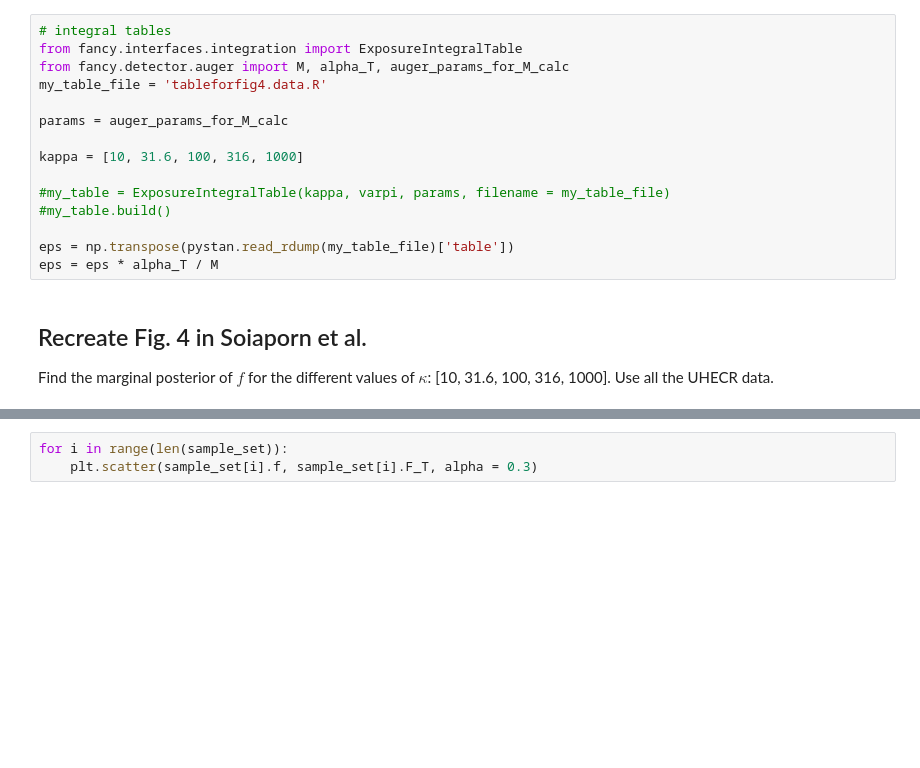
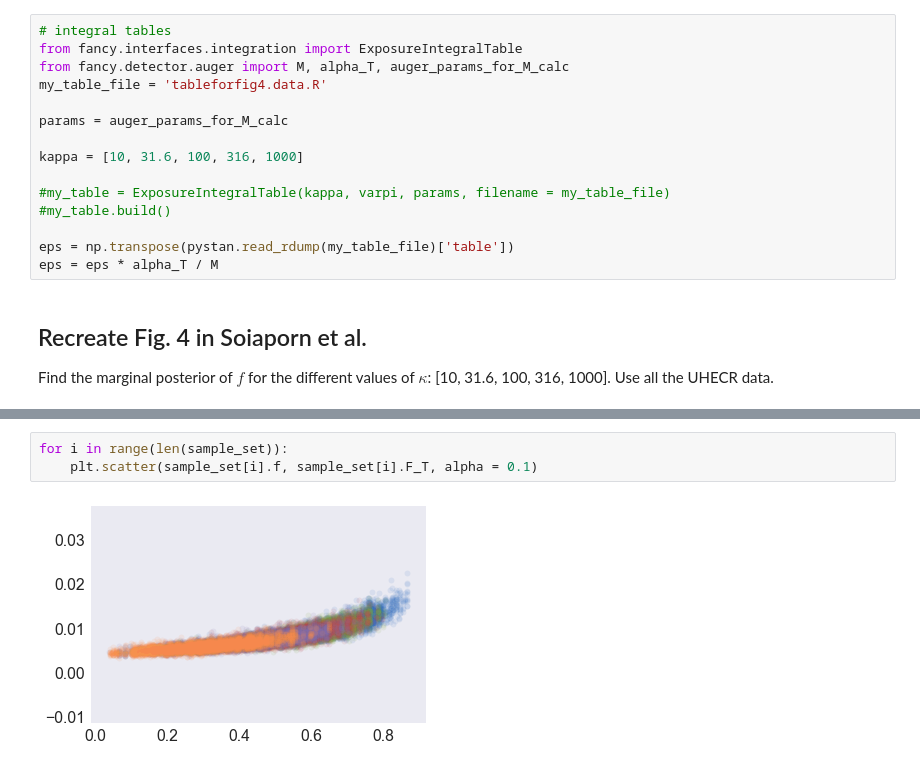
Before and after one commit to cescalara/soiaporn_model, a Jupyter notebook: soiaporn_model.ipynb, the cells around one changed output, grey strips where cells are left out. Drawn from its saved outputs; the diff is of its cells as text; blank space fills up the shorter version.

```diff
--- a/soiaporn_model.ipynb
+++ b/soiaporn_model.ipynb
@@ -143,3 +148,5 @@ plt.legend()
 # %%
 for i in range(len(sample_set)):
-    plt.scatter(sample_set[i].f, sample_set[i].F_T, alpha = 0.3)
+    plt.scatter(sample_set[i].f, sample_set[i].F_T, alpha = 0.1)
+# %% [output]
+[figure, added]
```
Also changed, not shown: parts of 5 cells of this notebook, 4 other files.
